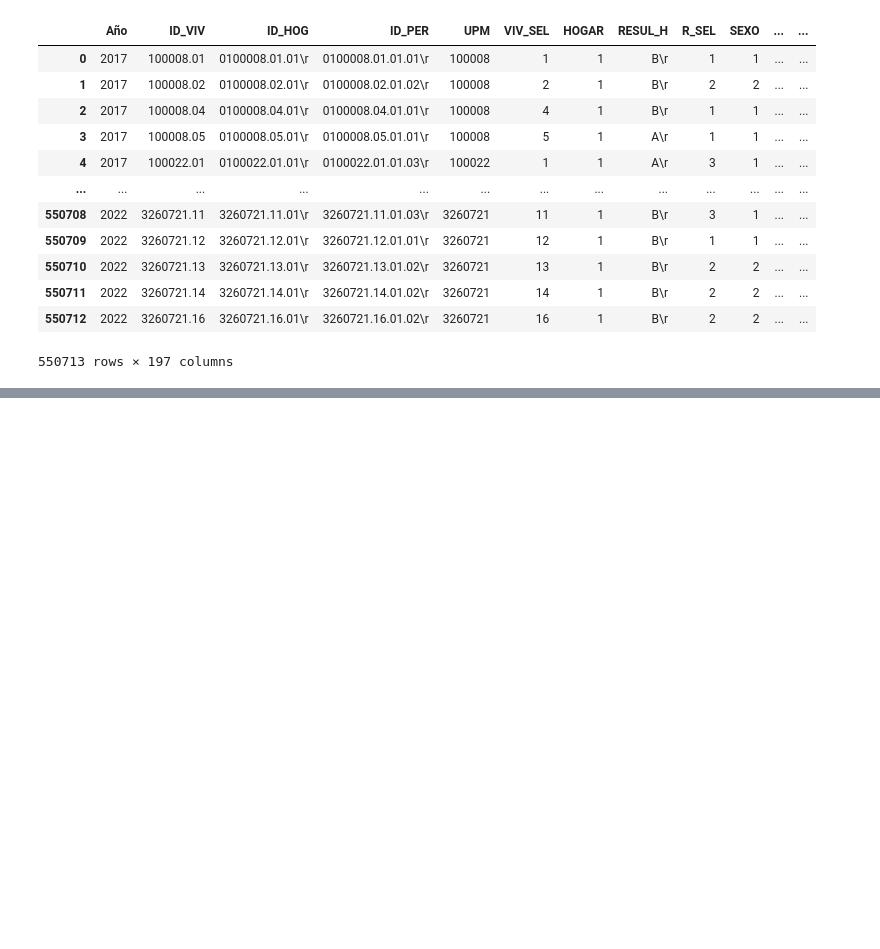
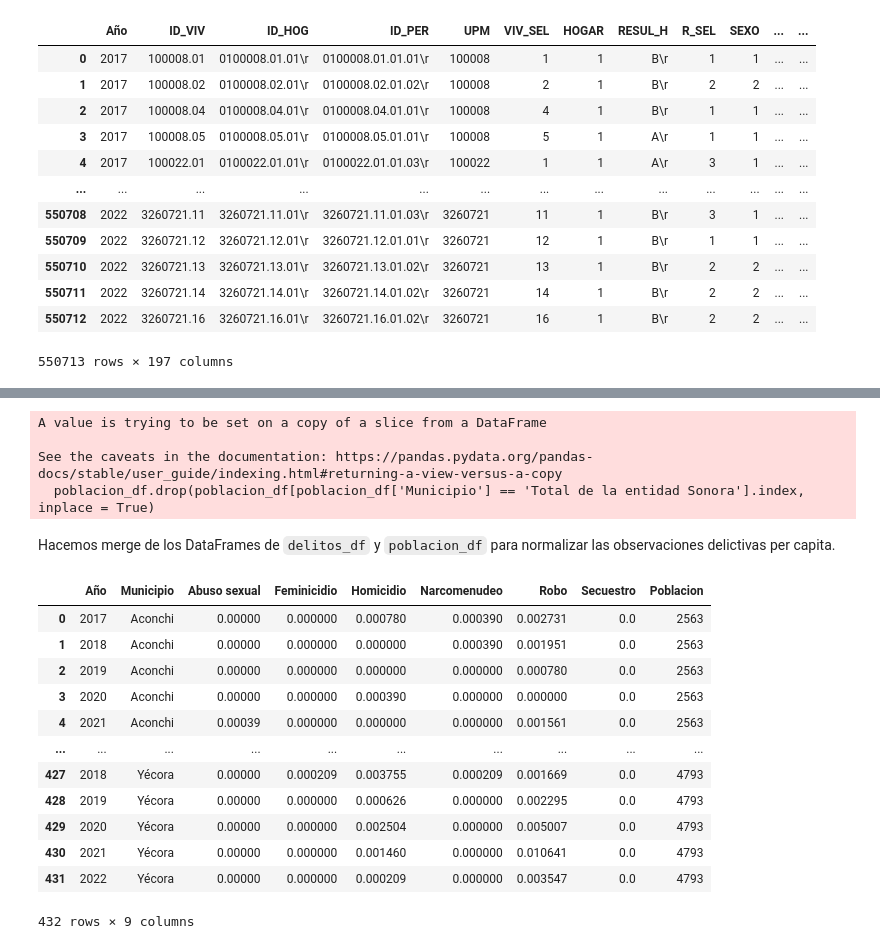
Before and after one commit to osirisizs/Proyecto-Ingenieria-de-Caracteristicas, a Jupyter notebook: Proyecto1_Descargando_Datos.ipynb, the cells around one changed output, grey strips where cells are left out. Drawn from its saved outputs; the diff is of its cells as text; code cells hidden in the pictures; blank space fills up the shorter version.

```diff
--- a/Proyecto1_Descargando_Datos.ipynb
+++ b/Proyecto1_Descargando_Datos.ipynb
@@ -866,0 +1178,5 @@ percepcion_df.to_parquet(subdir + 'percepcion_df.parquet')
+# %%
+poblacion_df.rename(columns={'NOM_MUN':'Municipio',
+                             'POBTOT':'Poblacion'},
+                    inplace=True)
+poblacion_df
@@ -866,0 +1201,34 @@ percepcion_df.to_parquet(subdir + 'percepcion_df.parquet')
+# %%
+poblacion_df.drop(poblacion_df[poblacion_df['Municipio'] == 'Total de la entidad Sonora'].index, inplace = True)
+# %% [output]
+A value is trying to be set on a copy of a slice from a DataFrame
+
+See the caveats in the documentation: https://pandas.pydata.org/pandas-docs/stable/user_guide/indexing.html#returning-a-view-versus-a-copy
+  poblacion_df.drop(poblacion_df[poblacion_df['Municipio'] == 'Total de la entidad Sonora'].index, inplace = True)
+# %% [markdown]
+Hacemos merge de los DataFrames de `delitos_df` y `poblacion_df` para normalizar las observaciones delictivas per capita.
+# %%
+delitos_df = pd.merge(delitos_df, poblacion_df, how='outer', on='Municipio')
+# %%
+delitos_df['Abuso sexual'] = delitos_df['Abuso sexual'] / delitos_df['Poblacion']
+delitos_df['Feminicidio'] = delitos_df['Feminicidio'] / delitos_df['Poblacion']
+delitos_df['Homicidio'] = delitos_df['Homicidio'] / delitos_df['Poblacion']
+delitos_df['Narcomenudeo'] = delitos_df['Narcomenudeo'] / delitos_df['Poblacion']
+delitos_df['Robo'] = delitos_df['Robo'] / delitos_df['Poblacion']
+delitos_df['Secuestro'] = delitos_df['Secuestro'] / delitos_df['Poblacion']
+# %%
+delitos_df
+# %% [output]
+|  | Año | Municipio | Abuso sexual | Feminicidio | Homicidio | Narcomenudeo | Robo | Secuestro | Poblacion |
+| 0 | 2017 | Aconchi | 0.00000 | 0.000000 | 0.000780 | 0.000390 | 0.002731 | 0.0 | 2563 |
+| 1 | 2018 | Aconchi | 0.00000 | 0.000000 | 0.000000 | 0.000390 | 0.001951 | 0.0 | 2563 |
+| 2 | 2019 | Aconchi | 0.00000 | 0.000000 | 0.000000 | 0.000000 | 0.000780 | 0.0 | 2563 |
+| 3 | 2020 | Aconchi | 0.00000 | 0.000000 | 0.000390 | 0.000000 | 0.000000 | 0.0 | 2563 |
+| 4 | 2021 | Aconchi | 0.00039 | 0.000000 | 0.000000 | 0.000000 | 0.001561 | 0.0 | 2563 |
+| ... | ... | ... | ... | ... | ... | ... | ... | ... | ... |
+| 427 | 2018 | Yécora | 0.00000 | 0.000209 | 0.003755 | 0.000209 | 0.001669 | 0.0 | 4793 |
+| 428 | 2019 | Yécora | 0.00000 | 0.000000 | 0.000626 | 0.000000 | 0.002295 | 0.0 | 4793 |
+| 429 | 2020 | Yécora | 0.00000 | 0.000000 | 0.002504 | 0.000000 | 0.005007 | 0.0 | 4793 |
+| 430 | 2021 | Yécora | 0.00000 | 0.000000 | 0.001460 | 0.000000 | 0.010641 | 0.0 | 4793 |
+| 431 | 2022 | Yécora | 0.00000 | 0.000000 | 0.000209 | 0.000000 | 0.003547 | 0.0 | 4793 |
+432 rows × 9 columns
```
Also changed, not shown: parts of 35 cells of this notebook.
